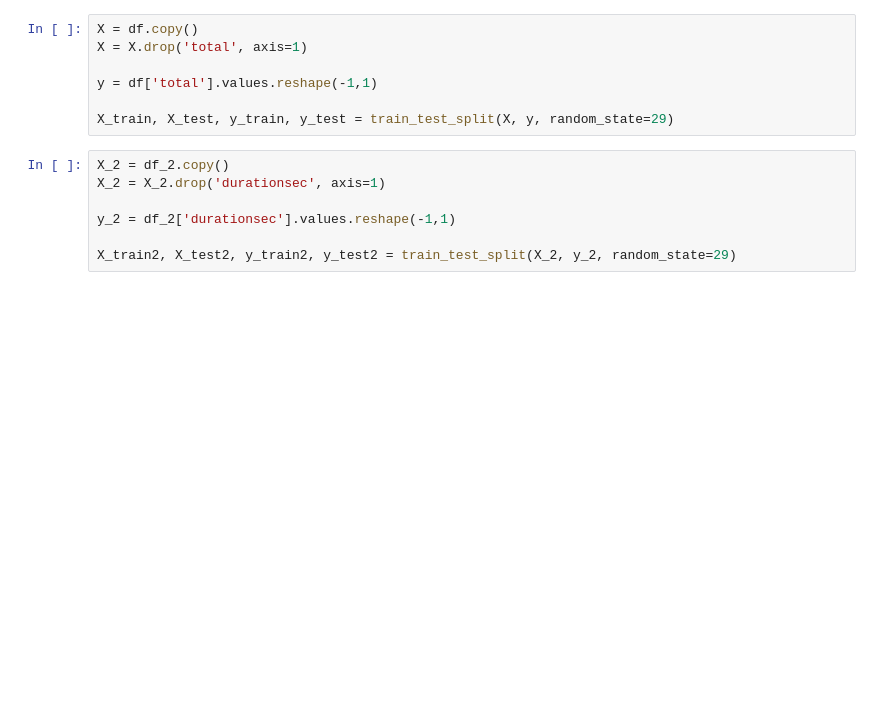
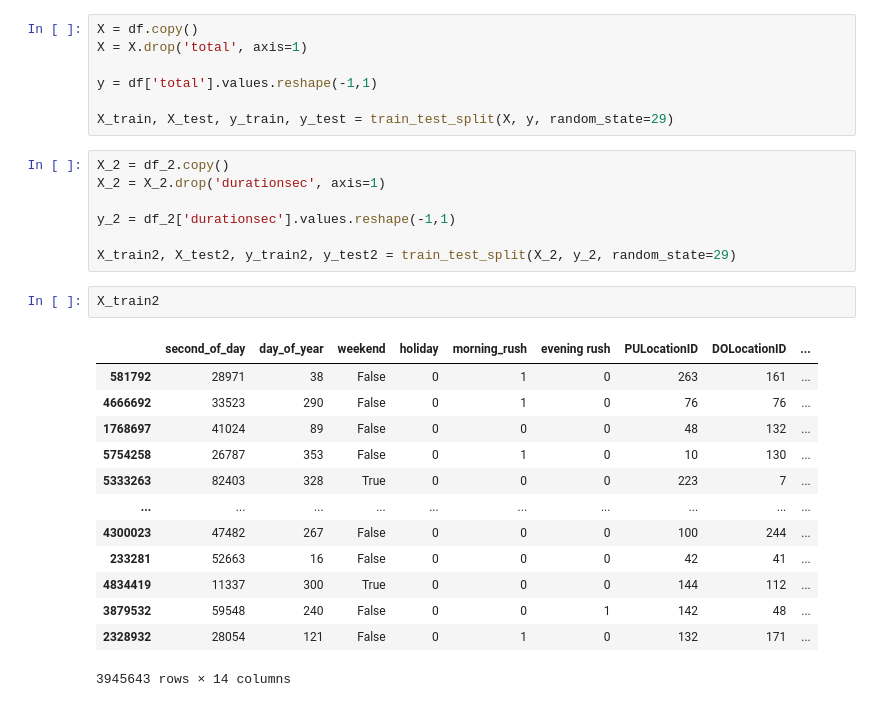
Before and after one commit to Krinnik/ny_ride_fair_optimization, a Jupyter notebook: nik_folder/nik_model_2_test.ipynb, the cells around one changed output. Cells and saved outputs as stored; diff of their text form; blank space fills up the shorter version.

```diff
--- a/nik_folder/nik_model_2_test.ipynb
+++ b/nik_folder/nik_model_2_test.ipynb
@@ -100,3 +232,19 @@ X_2 = X_2.drop('durationsec', axis=1)
 y_2 = df_2['durationsec'].values.reshape(-1,1)
 
 X_train2, X_test2, y_train2, y_test2 = train_test_split(X_2, y_2, random_state=29)
+# %%
+X_train2
+# %% [output]
+|  | second_of_day | day_of_year | weekend | holiday | morning_rush | evening rush | PULocationID | DOLocationID | ... |
+| 581792 | 28971 | 38 | False | 0 | 1 | 0 | 263 | 161 | ... |
+| 4666692 | 33523 | 290 | False | 0 | 1 | 0 | 76 | 76 | ... |
+| 1768697 | 41024 | 89 | False | 0 | 0 | 0 | 48 | 132 | ... |
+| 5754258 | 26787 | 353 | False | 0 | 1 | 0 | 10 | 130 | ... |
+| 5333263 | 82403 | 328 | True | 0 | 0 | 0 | 223 | 7 | ... |
+| ... | ... | ... | ... | ... | ... | ... | ... | ... | ... |
+| 4300023 | 47482 | 267 | False | 0 | 0 | 0 | 100 | 244 | ... |
+| 233281 | 52663 | 16 | False | 0 | 0 | 0 | 42 | 41 | ... |
+| 4834419 | 11337 | 300 | True | 0 | 0 | 0 | 144 | 112 | ... |
+| 3879532 | 59548 | 240 | False | 0 | 0 | 1 | 142 | 48 | ... |
+| 2328932 | 28054 | 121 | False | 0 | 1 | 0 | 132 | 171 | ... |
+3945643 rows × 14 columns
```
Also changed, not shown: parts of 54 cells of this notebook, 7 other files.
